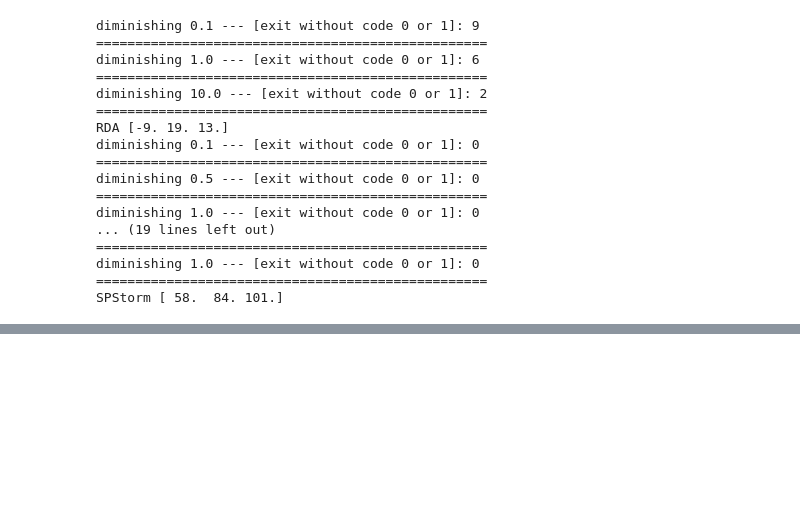
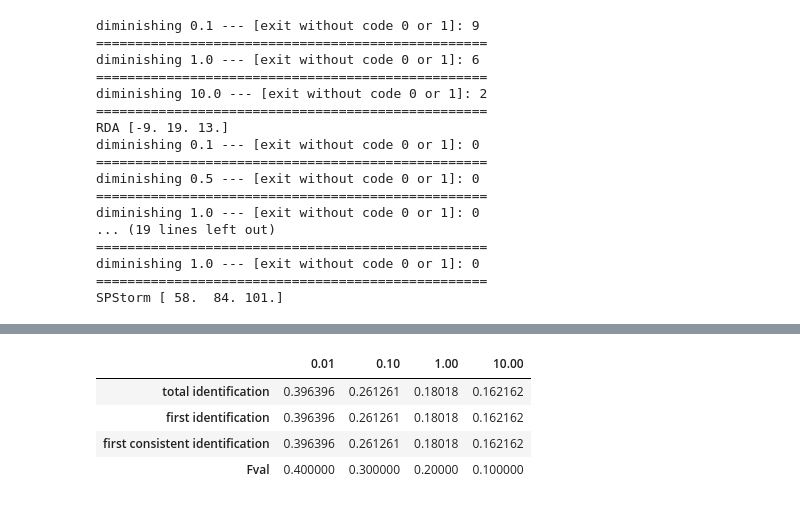
Before and after one commit to Yutong-Dai/Support_Identification, a Jupyter notebook: experiments/Analyze/parameter_tuning.ipynb, the cells around one changed output, grey strips where cells are left out. Cells and saved outputs as stored; diff of their text form; code cells hidden in the pictures; blank space fills up the shorter version.

```diff
--- a/experiments/Analyze/parameter_tuning.ipynb
+++ b/experiments/Analyze/parameter_tuning.ipynb
@@ -280,0 +552,84 @@ SPStorm [ 58.  84. 101.]
+# %%
+solver = 'RDA'
+metric = 'total_id'
+cols = []
+lipcoef_lst = [0.01, 0.1, 1.0, 10.0]
+for const in lipcoef_lst:
+    cols += [f'{solver}_{const}_{metric}']
+df_ = df[cols]
+all_failed_index = df_.isin([np.nan]).all(1)
+all_failed_count = np.sum(all_failed_index)
+print(f"All failed in {all_failed_count} / {df_.shape[0]} cases")
+df_valid = df[~all_failed_index][['instance']+cols]
+# higher score; the better; break tie by max
+df_score= df_valid.rank(axis=1, method='max', ascending=True, numeric_only=True)
+df_score['correction'] = df_valid.isnull().sum(axis=1)
+for const in lipcoef_lst:
+    df_score[f'{solver}_{const}_{metric}'] += df_score['correction']
+df_score = df_score.fillna(0)[cols]
+total_id_score = df_score.sum(axis=0).to_numpy()
+
+
+metric = 'first_id'
+cols = []
+for const in lipcoef_lst:
+    cols += [f'{solver}_{const}_{metric}']
+df_ = df[cols]
+all_failed_index = df_.isin([np.nan]).all(1)
+all_failed_count = np.sum(all_failed_index)
+df_valid = df[~all_failed_index][['instance']+cols]
+# higher score; the better; break tie by max
+df_score= df_valid.rank(axis=1, method='max', ascending=False, numeric_only=True)
+df_score['correction'] = df_valid.isnull().sum(axis=1)
+for const in lipcoef_lst:
+    df_score[f'{solver}_{const}_{metric}'] += df_score['correction']
+df_score = df_score.fillna(0)[cols]
+first_id_score = df_score.sum(axis=0).to_numpy()
+
+metric = 'first_cst_id'
+cols = []
+for const in lipcoef_lst:
+    cols += [f'{solver}_{const}_{metric}']
+df_ = df[cols]
+all_failed_index = df_.isin([np.nan]).all(1)
+all_failed_count = np.sum(all_failed_index)
+df_valid = df[~all_failed_index][['instance']+cols]
+# higher score; the better; break tie by max
+df_score= df_valid.rank(axis=1, method='max', ascending=False, numeric_only=True)
+df_score['correction'] = df_valid.isnull().sum(axis=1)
+for const in lipcoef_lst:
+    df_score[f'{solver}_{const}_{metric}'] += df_score['correction']
+df_score = df_score.fillna(0)[cols]
+first_cst_id_score = df_score.sum(axis=0).to_numpy()
+
+metric = 'best_F'
+cols = []
+for const in lipcoef_lst:
+    cols += [f'{solver}_{const}_{metric}']
+df_ = df[cols]
+all_failed_index = df_.isin([np.nan]).all(1)
+all_failed_count = np.sum(all_failed_index)
+df_valid = df[~all_failed_index][['instance']+cols]
+# higher score; the better; break tie by max
+df_score= df_valid.rank(axis=1, method='max', ascending=False, numeric_only=True)
+df_score['correction'] = df_valid.isnull().sum(axis=1)
+for const in lipcoef_lst:
+    df_score[f'{solver}_{const}_{metric}'] += df_score['correction']
+df_score = df_score.fillna(0)[cols]
+Fval_score = df_score.sum(axis=0).to_numpy()
+
+
+index = ['total identification', 'first identification', 'first consistent identification', 'Fval']
+plot_df_dict = {}
+lipcoef_lst = lipcoef_lst
+for i in range(len(lipcoef_lst)):
+    plot_df_dict[lipcoef_lst[i]] = [total_id_score[i], first_id_score[i], first_cst_id_score[i], Fval_score[i]]
+plot_df = pd.DataFrame.from_dict(plot_df_dict)
+plot_df.index = index
+plot_df_row_sum = plot_df.sum(1)
+for i in range(len(plot_df_row_sum)):
+    for col in lipcoef_lst:
+        plot_df[col][i] /= plot_df_row_sum[i]
+
+plot_df
+# %% [output]
@@ -280,0 +637,5 @@ SPStorm [ 58.  84. 101.]
+|  | 0.01 | 0.10 | 1.00 | 10.00 |
+| total identification | 0.396396 | 0.261261 | 0.18018 | 0.162162 |
+| first identification | 0.396396 | 0.261261 | 0.18018 | 0.162162 |
+| first consistent identification | 0.396396 | 0.261261 | 0.18018 | 0.162162 |
+| Fval | 0.400000 | 0.300000 | 0.20000 | 0.100000 |
```
Also changed, not shown: parts of 10 cells of this notebook, 5 other files.
